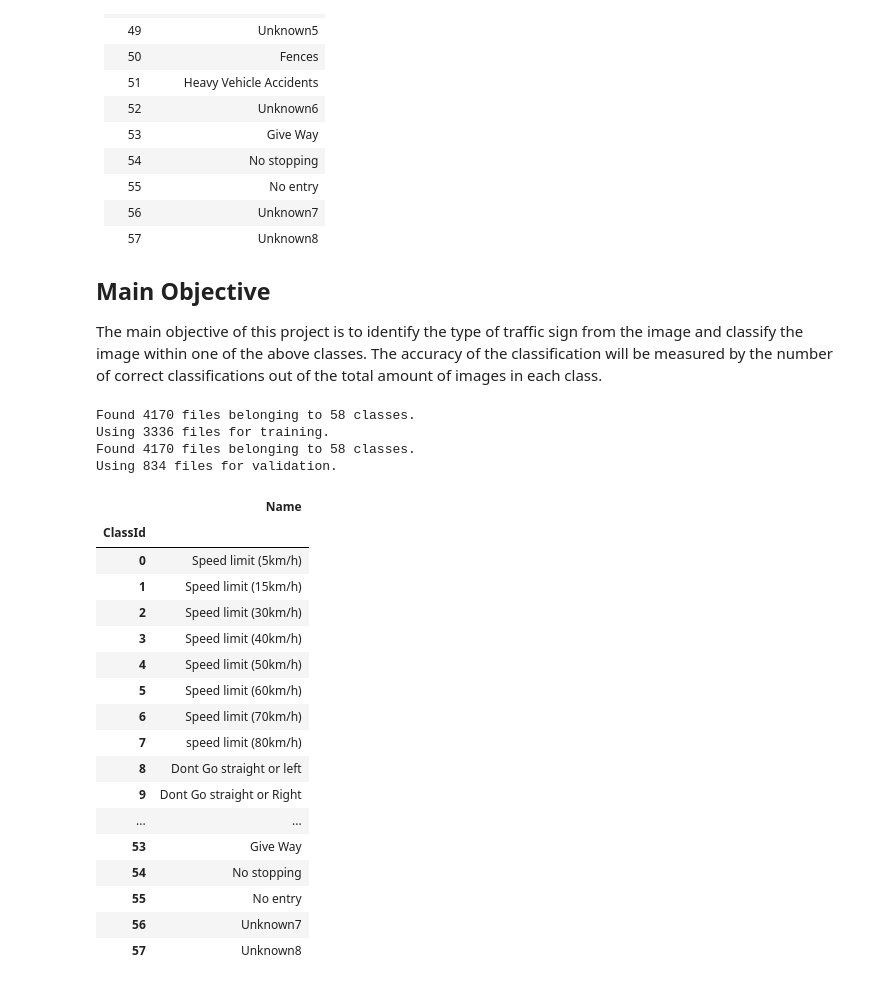
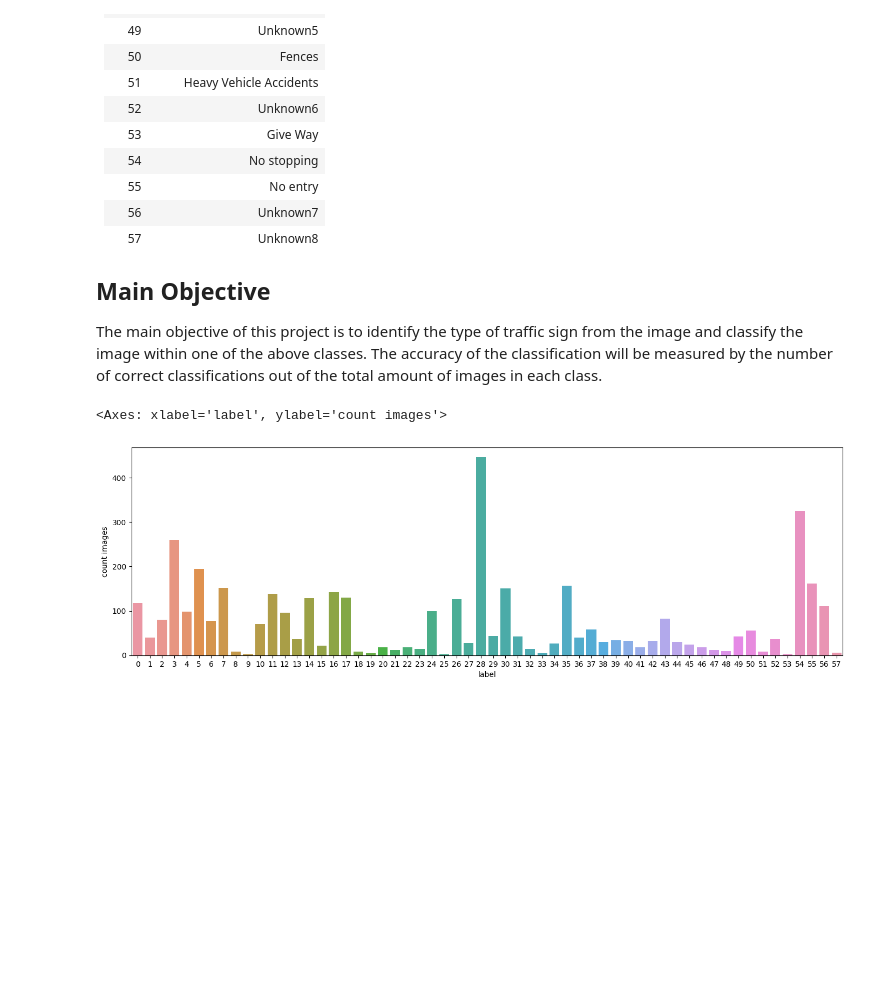
Before and after one commit to calebrauscher/IBM_Deep_Learning, a Jupyter notebook: traffic-sign-classification.ipynb, the cells around one changed output. Saved outputs shown, nothing was run; the diff lists cells and outputs as text; code cells hidden in the pictures; blank space fills up the shorter version.

Commit message:
Kaggle Notebook | Traffic Sign Classification | fixed vgg16 implementation

```diff
--- a/traffic-sign-classification.ipynb
+++ b/traffic-sign-classification.ipynb
@@ -89,51 +95,19 @@ img_width = 150
-# %%
-## loading training set
-training_ds = tf.keras.preprocessing.image_dataset_from_directory(
-    '/kaggle/input/traffic-sign-dataset-classification/traffic_Data/DATA',
-    validation_split=0.2,
-    subset= "training",
-    seed=4,
-    image_size= (img_height, img_width),
-    batch_size=batch_size
-
-)
-
-## loading testing data
-testing_ds = tf.keras.preprocessing.image_dataset_from_directory(
-'/kaggle/input/traffic-sign-dataset-classification/traffic_Data/DATA',
-    validation_split=0.2,
-    subset= "validation",
-    seed=4,
-    image_size= (img_height, img_width),
-    batch_size=batch_size
-
-)
-
-class_names = training_ds.class_names
-# %% [output]
-Found 4170 files belonging to 58 classes.
-Using 3336 files for training.
-Found 4170 files belonging to 58 classes.
-Using 834 files for validation.
-# %%
-labels = pd.read_csv('/kaggle/input/traffic-sign-dataset-classification/labels.csv')
-labels.set_index("ClassId")
-# %% [output]
-|  | Name |
-| ClassId |  |
-| 0 | Speed limit (5km/h) |
-| 1 | Speed limit (15km/h) |
-| 2 | Speed limit (30km/h) |
-| 3 | Speed limit (40km/h) |
-| 4 | Speed limit (50km/h) |
-| 5 | Speed limit (60km/h) |
-| 6 | Speed limit (70km/h) |
-| 7 | speed limit (80km/h) |
-| 8 | Dont Go straight or left |
-| 9 | Dont Go straight or Right |
-| ... | ... |
-| 53 | Give Way |
-| 54 | No stopping |
-| 55 | No entry |
-| 56 | Unknown7 |
-| 57 | Unknown8 |
+# %%
+image_paths = list(Path('../input/traffic-sign-dataset-classification/traffic_Data/DATA').glob(r'**/*.png'))
+labels = list(map(lambda path: os.path.split(os.path.split(path)[0])[1], image_paths))
+
+images = pd.Series(image_paths).astype(str)
+labels = pd.Series(labels).astype(str)
+frame = {'image':images, 'label':labels}
+image_df = pd.DataFrame(frame)
+
+count_labels = image_df.groupby(['label']).size()
+count_labels.index=count_labels.index.astype(int)
+count_labels = count_labels.sort_index()
+count_labels.index=count_labels.index.astype(str)
+plt.figure(figsize=(17,5))
+plt.ylabel('count images')
+sns.barplot(x=count_labels.index, y=count_labels)
+# %% [output]
+<Axes: xlabel='label', ylabel='count images'>
+[figure, added]
```
Also changed, not shown: parts of 18 cells of this notebook.
